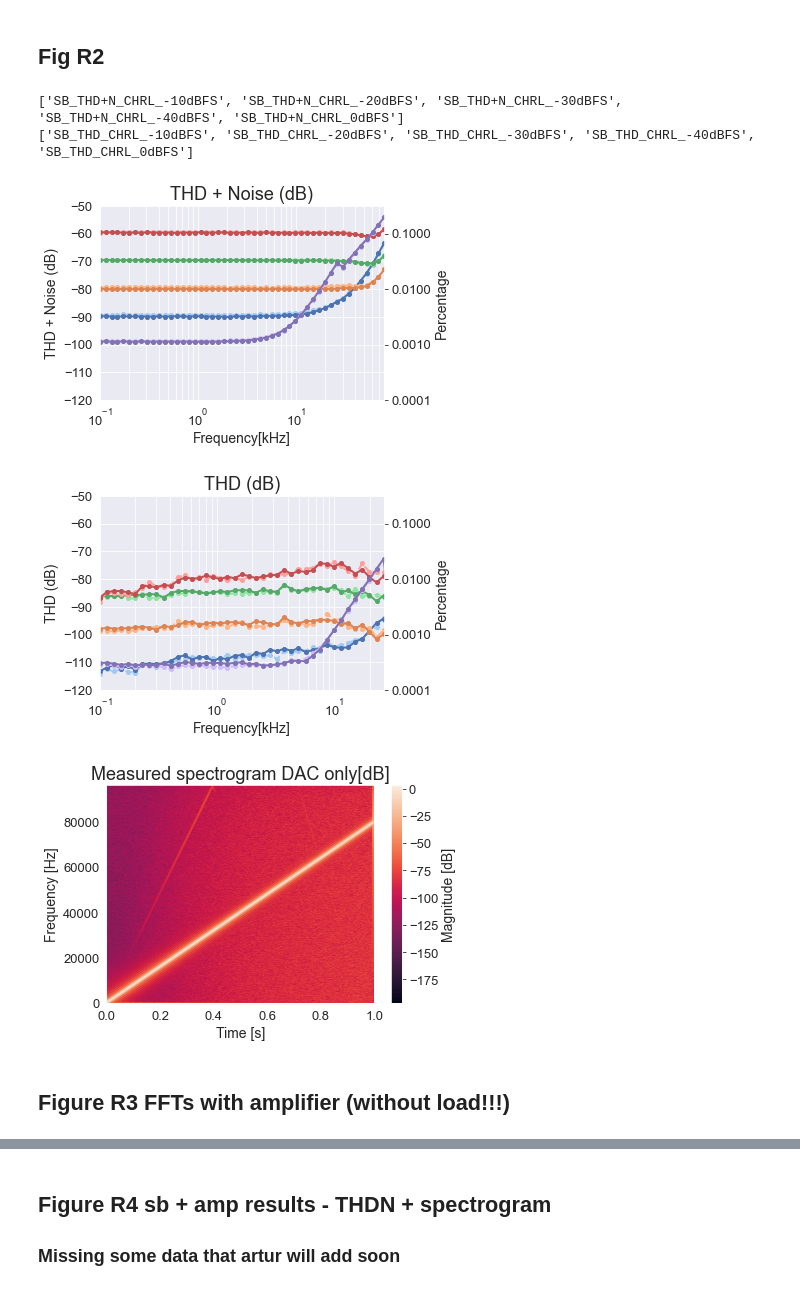
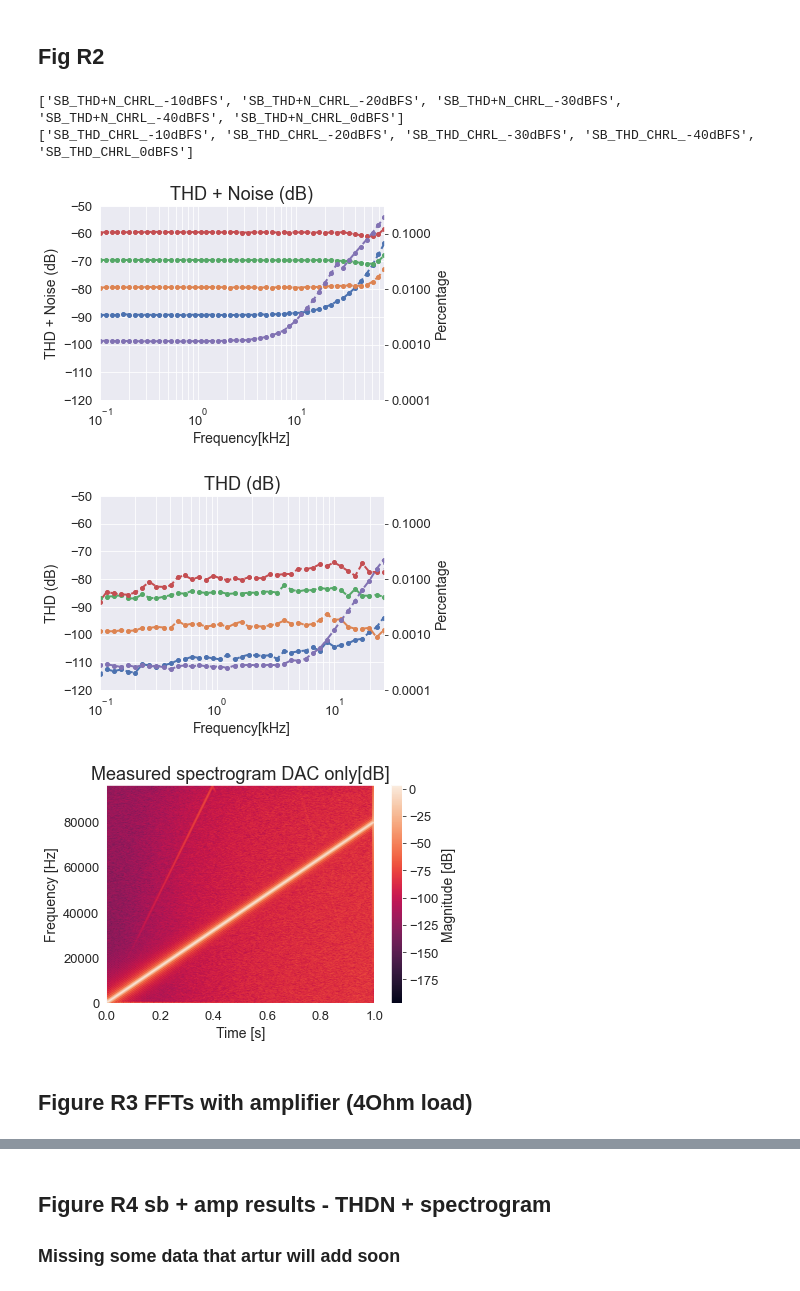
Before and after one commit to bruno-f-cruz/SoundBoard_cfhw, a Jupyter notebook: AnalysisCode/FFT_characterization.ipynb, the cells around one changed output, grey strips where cells are left out. Drawn from its saved outputs; the diff is of its cells as text; code cells hidden in the pictures.

```diff
--- a/AnalysisCode/FFT_characterization.ipynb
+++ b/AnalysisCode/FFT_characterization.ipynb
@@ -16,6 +16,11 @@ from openpyxl import load_workbook
 
 from AuxFnc_SoundBoard import *
 # %%
+#Path settings
+figureTargetFolder = Path(r'C:\Users\bfpcr\Desktop\SoundBoard_cfhw\PaperFigures')
+dataTargetFolder = Path(r"C:\Users\bfpcr\Desktop\SoundBoard_cfhw\Data")
+
+
 #Global Viz settings
 sns.set_style('darkgrid') # darkgrid, white grid, dark, white and ticks
 plt.rc('axes', titlesize=18)     # fontsize of the axes title
@@ -33,20 +38,19 @@ myColorPal = sns.color_palette("deep")
 myColorPal_pastel = sns.color_palette("pastel")
 
 default_fig_size = (6,4)
-max_freq = 80
-gain_db_scale = (-5, 0.5)
-fft_db_scale = (-200,10)
-fft_noiseAw_db_scale = (-200,-100)
+max_freq = 80 #kHz
+gain_db_scale = (-5, 0.5) #dBs
+fft_db_scale = (-200,10) #dBs
+fft_noiseAw_db_scale = (-200,-100) #dBs
 
-figureTargetFolder = Path(r'C:\Users\bfpcr\Desktop\SoundBoard_cfhw\PaperFigures')
-
+#Aux functions
 def genpath(fileString, targetFolder = figureTargetFolder):
     return targetFolder / (fileString + '.pdf')
 # %% [markdown]
 # Fig R1
 # %%
 
-xlsxPath = Path(r"C:\Users\bfpcr\Desktop\SoundBoard_cfhw\Data\Fig R1.xlsx")
+xlsxPath = dataTargetFolder / "Fig R1.xlsx"
 
 sheetName = "SB_RMS_0dBV"
 d = load_xlsx_sheet(xlsxPath, sheetName, col2 = 12)
@@ -128,7 +132,7 @@ fig.show()
 # %% [markdown]
 ## Fig R2
 # %%
-r2_data_path = Path(r"C:\Users\bfpcr\Desktop\SoundBoard_cfhw\Data\Fig R2.xlsx")
+r2_data_path = dataTargetFolder / "Fig R2.xlsx"
 availableSheets = load_workbook(r2_data_path, read_only=True, keep_links=False).sheetnames
 availableSheets = [p for p in availableSheets if not any(word in p for word in 'Plots')]
 noNoise = [p for p in availableSheets if not any(word in p for word in '_THD_')]
@@ -160,16 +164,16 @@ for ii in (1,2):
         ax.plot(d['X']/1000, d['Y'],
             linewidth = 2,
             linestyle = '--',
-            c = myColorPal_pastel[idb],
+            c = myColorPal[idb],
             marker='o',markersize= 4,
             label = sheet)
 
-        d = load_xlsx_sheet(r2_data_path, sheet, col2 = 6)
-        ax.plot(d['X']/1000, d['Y'],
-            linewidth = 2,
-            c = myColorPal[idb],
-            marker='o',markersize= 4,
-            label = sheet)
+        # d = load_xlsx_sheet(r2_data_path, sheet, col2 = 6)
+        # ax.plot(d['X']/1000, d['Y'],
+        #     linewidth = 2,
+        #     c = myColorPal_paster[idb],
+        #     marker='o',markersize= 4,
+        #     label = sheet)
 
 
     plt.title(labelString)
@@ -203,38 +207,38 @@ for ii in (1,2):
 
     fig.savefig(genpath(r2_data_path.name + '_' + sheet))
     fig.show()
 
 
 ## Chirp spectrogram (DAC ONLY)
-chirpFile = r"C:\Users\bfpcr\Desktop\SoundBoard_cfhw\Data\Fig R2 chirp_SB.trc"
+chirpFile = dataTargetFolder / "Fig R2 chirp_SB.trc"
 fs = 192000
 wave_start_sample = 180000
 d = load_trc_file(chirpFile, col2 = 1)
 d = d['Y'].values[wave_start_sample:]
 fig = plt.figure(figsize=default_fig_size)
 ax = fig.add_subplot(1,1,1)
 
 f, t, Sxx = signal.spectrogram(d*2, fs,
                                noverlap = int(10 / 1000. * fs) - (int(fs*.001)),
                                nperseg = int(10 / 1000. * fs),
                                mode = "magnitude",
                                scaling = "spectrum")
 plt.pcolormesh(t, f, 20 * np.log10(Sxx), shading='gouraud')
 plt.ylabel('Frequency [Hz]')
 plt.xlabel('Time [s]')
 cb= plt.colorbar()
 cb.set_label('Magnitude [dB]')
 plt.title('Measured spectrogram DAC only[dB]')
 ax.set_xlim((0,1))
 fig.savefig(genpath(r2_data_path.name + '_' + "linear_chirp_dac_only"))
 plt.show()
 # %% [output]
 ['SB_THD+N_CHRL_-10dBFS', 'SB_THD+N_CHRL_-20dBFS', 'SB_THD+N_CHRL_-30dBFS', 'SB_THD+N_CHRL_-40dBFS', 'SB_THD+N_CHRL_0dBFS']
 ['SB_THD_CHRL_-10dBFS', 'SB_THD_CHRL_-20dBFS', 'SB_THD_CHRL_-30dBFS', 'SB_THD_CHRL_-40dBFS', 'SB_THD_CHRL_0dBFS']
-[figure, old version]
+[figure, new version]
-[figure, old version]
+[figure, new version]
 [figure]
 # %% [markdown]
-## Figure R3 FFTs with amplifier (without load!!!)
+## Figure R3 FFTs with amplifier (4Ohm load)
 # %%
 
```
Also changed, not shown: parts of 6 cells of this notebook, 3 other files.
